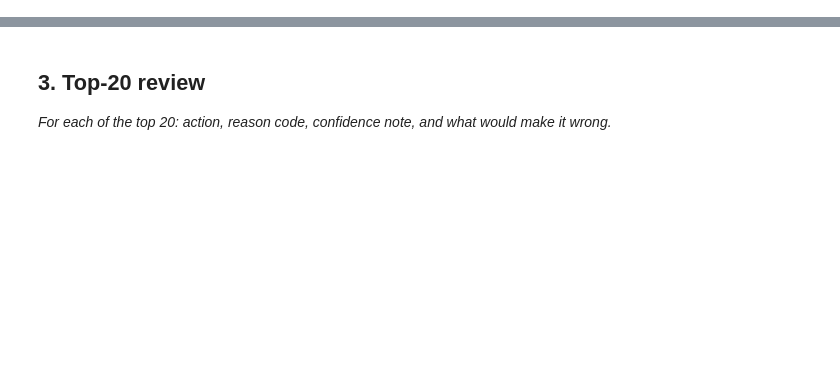
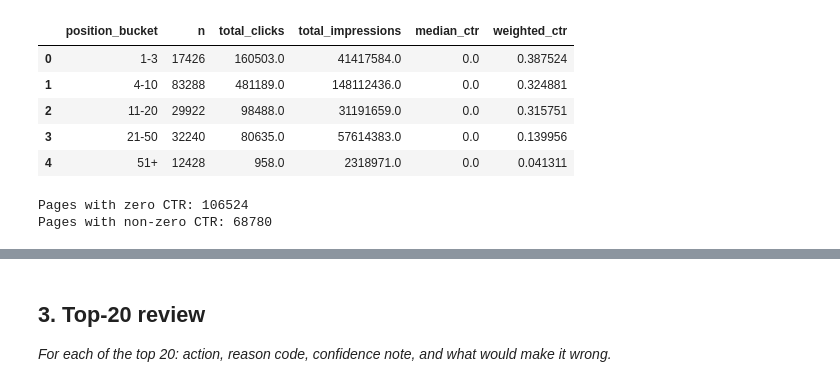
Before and after one commit to ReposofPriyanka/flyrank-ai-internship-ml-track, a Jupyter notebook: work/notebooks/w04_baseline_score.ipynb, the cells around one changed output, grey strips where cells are left out. Drawn from its saved outputs; the diff is of its cells as text; code cells hidden in the pictures; blank space fills up the shorter version.

```diff
--- a/work/notebooks/w04_baseline_score.ipynb
+++ b/work/notebooks/w04_baseline_score.ipynb
@@ -22,0 +346,49 @@ This skeleton is yours to fill. Work the sections **in order** — each one has
+# %%
+# ML-07 — Position signal diagnostic
+# Compare median CTR with impression-weighted CTR.
+
+position_weighted_check = (
+    df.groupby("position_bucket", observed=False)
+    .agg(
+        n=("row_id", "size"),
+        total_clicks=("clicks", "sum"),
+        total_impressions=("impressions", "sum"),
+        median_ctr=("ctr", "median")
+    )
+    .reset_index()
+)
+
+position_weighted_check["weighted_ctr"] = (
+    position_weighted_check["total_clicks"]
+    / position_weighted_check["total_impressions"]
+    * 100
+)
+
+position_weighted_check["median_ctr"] = (
+    position_weighted_check["median_ctr"].round(6)
+)
+
+position_weighted_check["weighted_ctr"] = (
+    position_weighted_check["weighted_ctr"].round(6)
+)
+
+display(position_weighted_check)
+
+print(
+    "Pages with zero CTR:",
+    int((df["ctr"] == 0).sum())
+)
+
+print(
+    "Pages with non-zero CTR:",
+    int((df["ctr"] > 0).sum())
+)
+# %% [output]
+|  | position_bucket | n | total_clicks | total_impressions | median_ctr | weighted_ctr |
+| 0 | 1-3 | 17426 | 160503.0 | 41417584.0 | 0.0 | 0.387524 |
+| 1 | 4-10 | 83288 | 481189.0 | 148112436.0 | 0.0 | 0.324881 |
+| 2 | 11-20 | 29922 | 98488.0 | 31191659.0 | 0.0 | 0.315751 |
+| 3 | 21-50 | 32240 | 80635.0 | 57614383.0 | 0.0 | 0.139956 |
+| 4 | 51+ | 12428 | 958.0 | 2318971.0 | 0.0 | 0.041311 |
+Pages with zero CTR: 106524
+Pages with non-zero CTR: 68780
```
Also changed, not shown: parts of 17 cells of this notebook.
